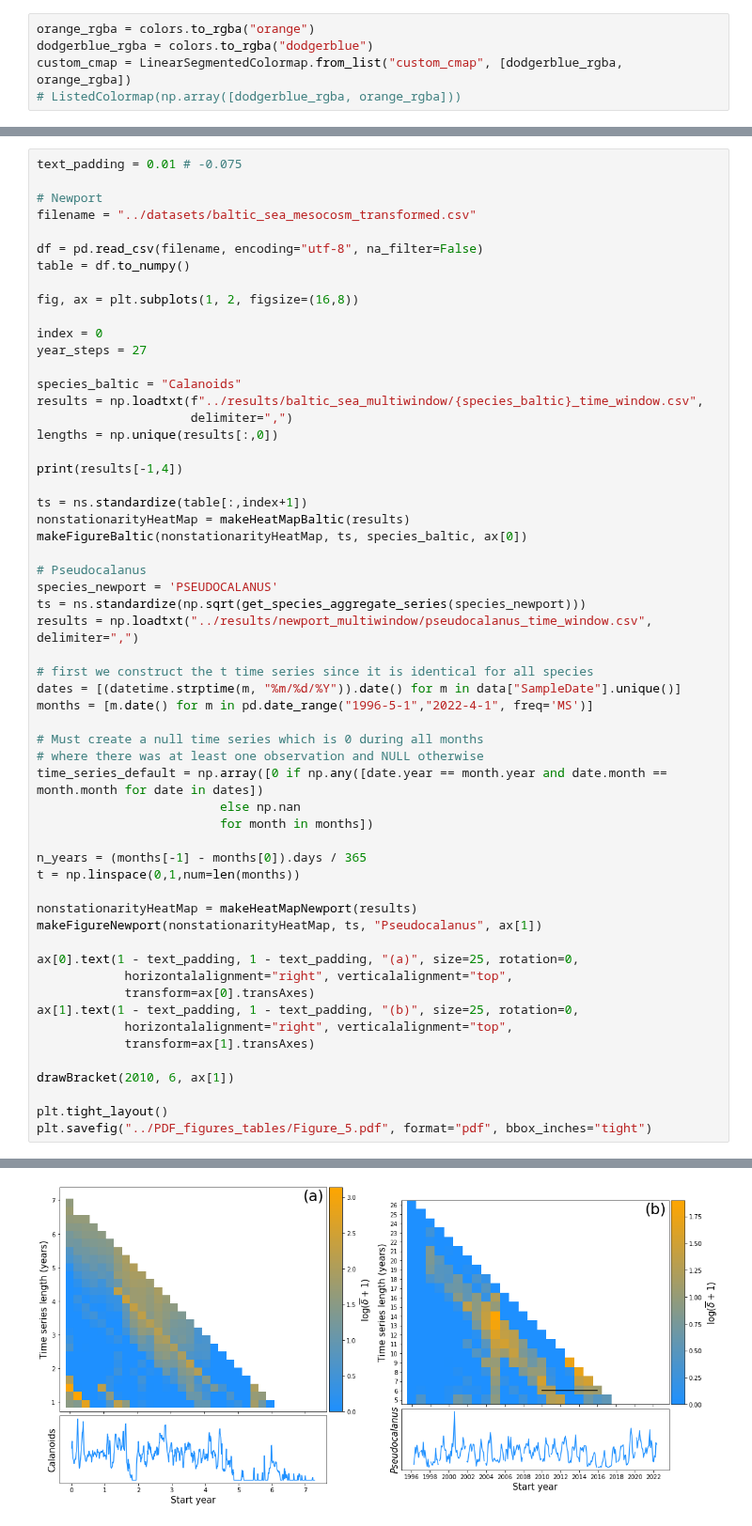
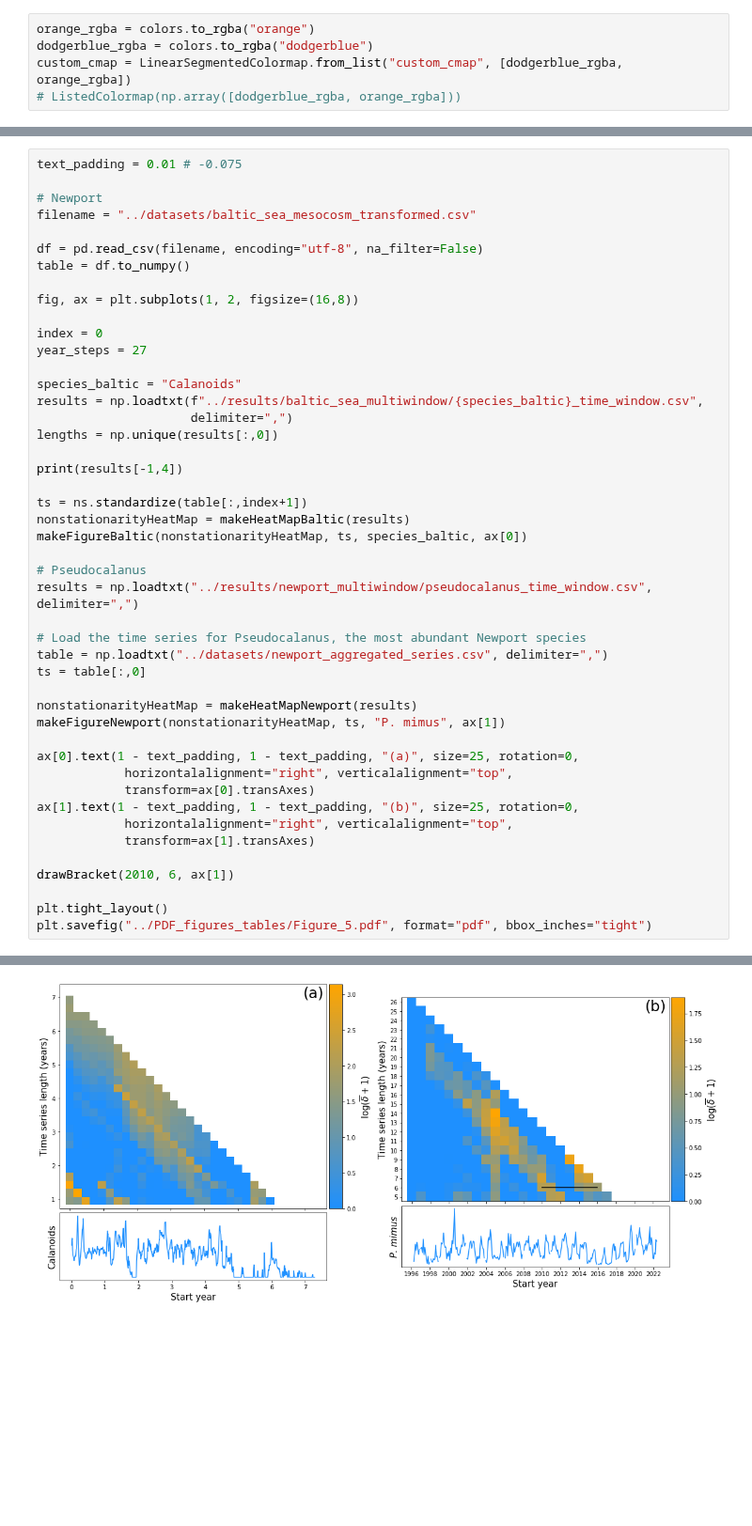
Before and after one commit to kenflat2/NS-Map, a Jupyter notebook: jupyter_notebooks/Empirical Results Figure.ipynb, the cells around one changed output, grey strips where cells are left out. Shown at 94% size. Saved outputs shown, nothing was run; the diff lists cells and outputs as text; blank space fills up the shorter version.

Commit message:
Removed the raw Newport data, now the aggregated series we analyze are simply in a csv file

```diff
--- a/jupyter_notebooks/Empirical Results Figure.ipynb
+++ b/jupyter_notebooks/Empirical Results Figure.ipynb
@@ -214,46 +128,35 @@ year_steps = 27
 species_baltic = "Calanoids"
 results = np.loadtxt(f"../results/baltic_sea_multiwindow/{species_baltic}_time_window.csv",
                      delimiter=",")
 lengths = np.unique(results[:,0])
 
 print(results[-1,4])
 
 ts = ns.standardize(table[:,index+1])
 nonstationarityHeatMap = makeHeatMapBaltic(results)
 makeFigureBaltic(nonstationarityHeatMap, ts, species_baltic, ax[0])
 
 # Pseudocalanus
-species_newport = 'PSEUDOCALANUS'
-ts = ns.standardize(np.sqrt(get_species_aggregate_series(species_newport)))
 results = np.loadtxt("../results/newport_multiwindow/pseudocalanus_time_window.csv", delimiter=",")
 
-# first we construct the t time series since it is identical for all species
-dates = [(datetime.strptime(m, "%m/%d/%Y")).date() for m in data["SampleDate"].unique()]
-months = [m.date() for m in pd.date_range("1996-5-1","2022-4-1", freq='MS')]
-
-# Must create a null time series which is 0 during all months
-# where there was at least one observation and NULL otherwise
-time_series_default = np.array([0 if np.any([date.year == month.year and date.month == month.month for date in dates])
-                         else np.nan
-                         for month in months])
-
-n_years = (months[-1] - months[0]).days / 365
-t = np.linspace(0,1,num=len(months))
+# Load the time series for Pseudocalanus, the most abundant Newport species
+table = np.loadtxt("../datasets/newport_aggregated_series.csv", delimiter=",")
+ts = table[:,0]
 
 nonstationarityHeatMap = makeHeatMapNewport(results)
-makeFigureNewport(nonstationarityHeatMap, ts, "Pseudocalanus", ax[1])
+makeFigureNewport(nonstationarityHeatMap, ts, "P. mimus", ax[1])
 
 ax[0].text(1 - text_padding, 1 - text_padding, "(a)", size=25, rotation=0,
             horizontalalignment="right", verticalalignment="top",
             transform=ax[0].transAxes)
 ax[1].text(1 - text_padding, 1 - text_padding, "(b)", size=25, rotation=0,
             horizontalalignment="right", verticalalignment="top",
             transform=ax[1].transAxes)
 
 drawBracket(2010, 6, ax[1])
 
 plt.tight_layout()
 plt.savefig("../PDF_figures_tables/Figure_5.pdf", format="pdf", bbox_inches="tight")
 # %% [output]
 0.92332
-[figure, old version]
+[figure, new version]
```
Also changed, not shown: parts of 11 cells of this notebook, 35 other files.
